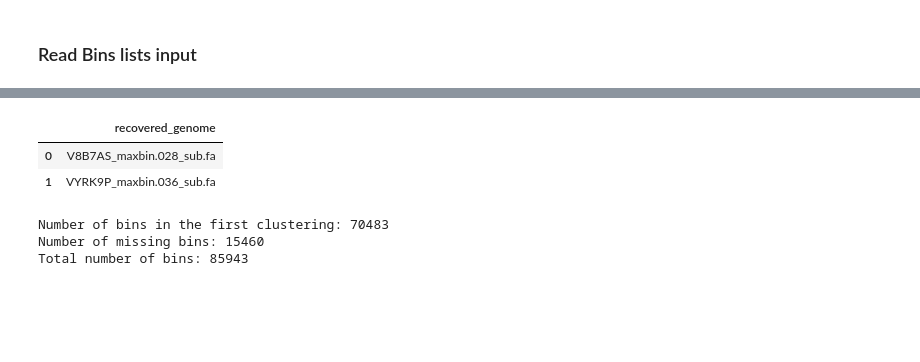
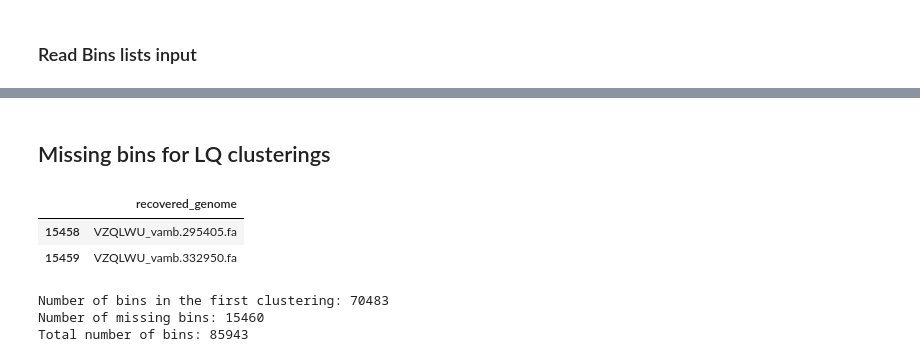
Before and after one commit to Chartiza/2023_LQ_clustering_add, a Jupyter notebook: MRG_all.ipynb, the cells around one changed output, grey strips where cells are left out. Cells and saved outputs as stored; diff of their text form; code cells hidden in the pictures; blank space fills up the shorter version.

```diff
--- a/MRG_all.ipynb
+++ b/MRG_all.ipynb
@@ -23,11 +43,13 @@ all_bins.head(2)
+# %% [markdown]
+## Missing bins for LQ clusterings
 # %%
 # read the list of missing bins (from first clustering)
 missing_bins = pd.read_csv('input/missing_bins_list.csv')
-missing_bins.head(2)
+missing_bins.tail(2)
 # %% [output]
 |  | recovered_genome |
-| 0 | V8B7AS_maxbin.028_sub.fa |
-| 1 | VYRK9P_maxbin.036_sub.fa |
+| 15458 | VZQLWU_vamb.295405.fa |
+| 15459 | VZQLWU_vamb.332950.fa |
 # %%
 # read the list of missing bins (from first clustering)
 missing_bins = pd.read_csv('input/missing_bins_list.csv')
```
Also changed, not shown: parts of 24 cells of this notebook, 2 other files.
